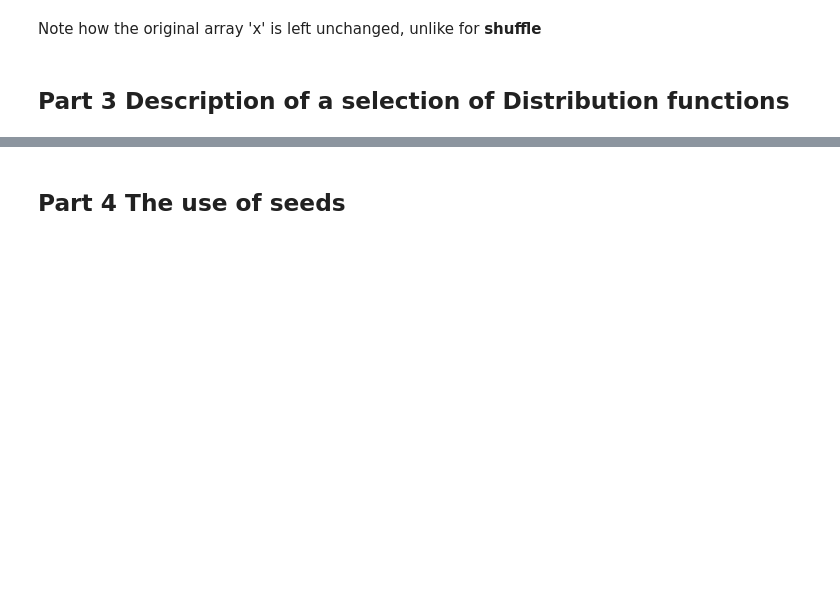
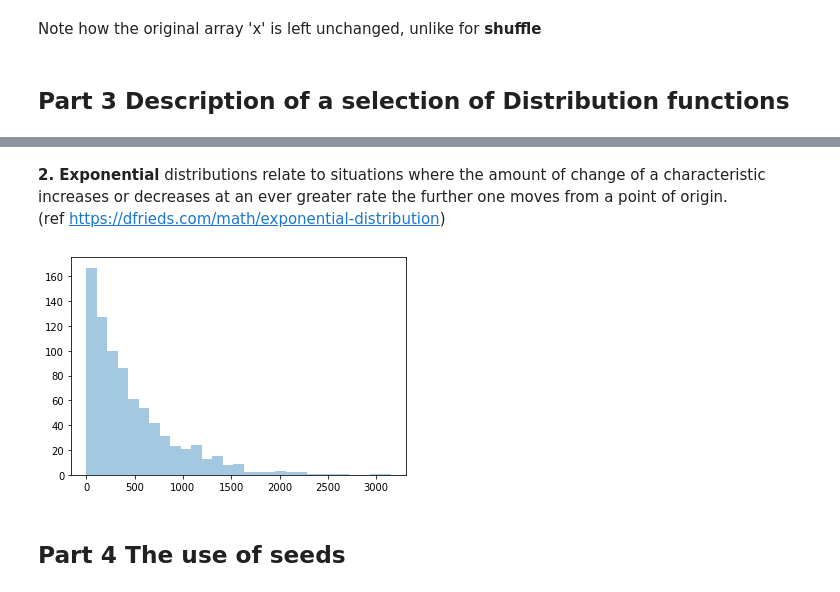
Before and after one commit to NigelSlack/numpy-random, a Jupyter notebook: numpy-random.ipynb, the cells around one changed output, grey strips where cells are left out. Cells and saved outputs as stored; diff of their text form; code cells hidden in the pictures; blank space fills up the shorter version.

```diff
--- a/numpy-random.ipynb
+++ b/numpy-random.ipynb
@@ -280,3 +304,12 @@ The larger the sample size of customers, the better would be the estimation of t
+# %% [markdown]
+**2. Exponential** distributions relate to situations where the amount of change of a characteristic increases or decreases at an ever greater rate the further one moves from a point of origin.
+(ref https://dfrieds.com/math/exponential-distribution)
+# %%
+x = list(np.random.exponential(scale=500, size=800))
+sns.distplot(x, kde=False)
+plt.show()
+# %% [output]
+[figure, added]
 # %% [markdown]
 ## Part 4 The use of seeds
 # %% [markdown]
```
Also changed, not shown: parts of 9 cells of this notebook.
